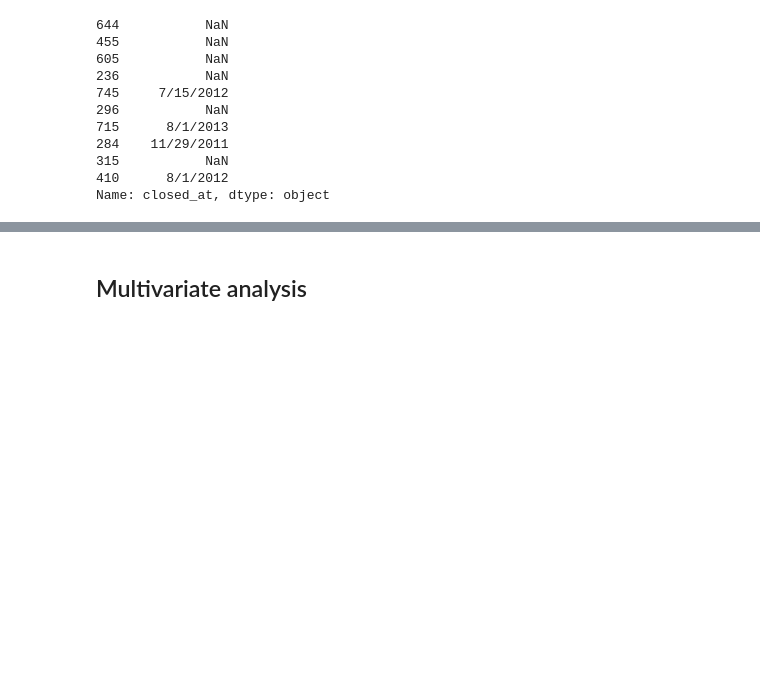
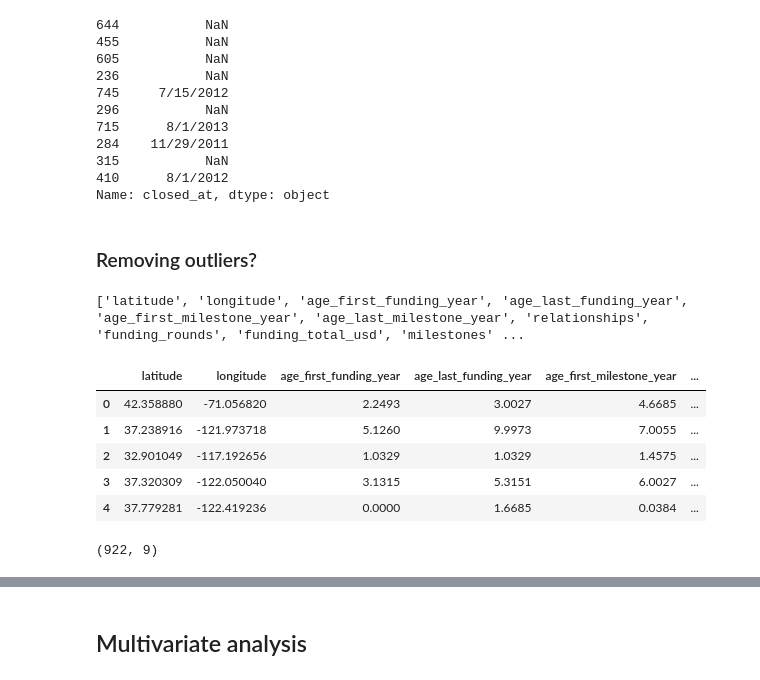
Before and after one commit to eniola-f/Hamoye_project, a Jupyter notebook: Startup_data.ipynb, the cells around one changed output, grey strips where cells are left out. Cells and saved outputs as stored; diff of their text form; code cells hidden in the pictures; blank space fills up the shorter version.

```diff
--- a/Startup_data.ipynb
+++ b/Startup_data.ipynb
@@ -436,3 +434,28 @@ startup["closed_at"].sample(10)
 315           NaN
 410      8/1/2012
 Name: closed_at, dtype: object
+# %% [markdown]
+### Removing outliers?
+# %%
+num_types = ["int64", "float64"]
+# %%
+numericals = []
+for column in col_list:
+    if len(startup[column].unique()) == 2:
+        pass
+    elif startup[column].dtype in num_types:
+        numericals.append(column)
+
+print(numericals)
+# %% [output]
+['latitude', 'longitude', 'age_first_funding_year', 'age_last_funding_year', 'age_first_milestone_year', 'age_last_milestone_year', 'relationships', 'funding_rounds', 'funding_total_usd', 'milestones' ...
+# %%
+startup_num = pd.DataFrame([startup[numerical] for numerical in numericals]).T
+startup_num.head()
+# %% [output]
+|  | latitude | longitude | age_first_funding_year | age_last_funding_year | age_first_milestone_year | ... |
+| 0 | 42.358880 | -71.056820 | 2.2493 | 3.0027 | 4.6685 | ... |
+| 1 | 37.238916 | -121.973718 | 5.1260 | 9.9973 | 7.0055 | ... |
+| 2 | 32.901049 | -117.192656 | 1.0329 | 1.0329 | 1.4575 | ... |
+| 3 | 37.320309 | -122.050040 | 3.1315 | 5.3151 | 6.0027 | ... |
+| 4 | 37.779281 | -122.419236 | 0.0000 | 1.6685 | 0.0384 | ... |
@@ -438,0 +464,4 @@ Name: closed_at, dtype: object
+# %%
+startup_num.shape
+# %% [output]
+(922, 9)
```
Also changed, not shown: parts of 19 cells of this notebook.
